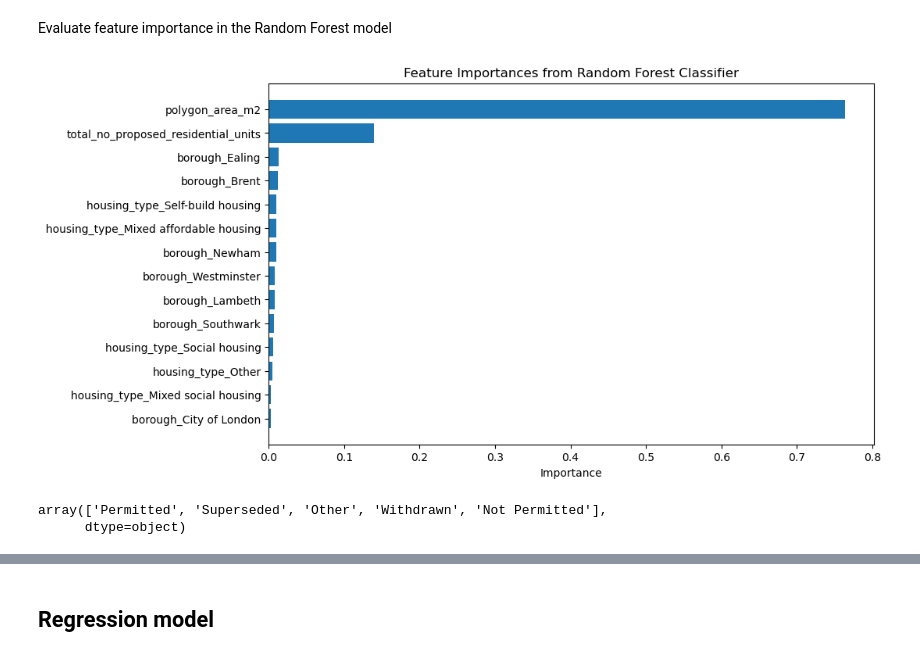
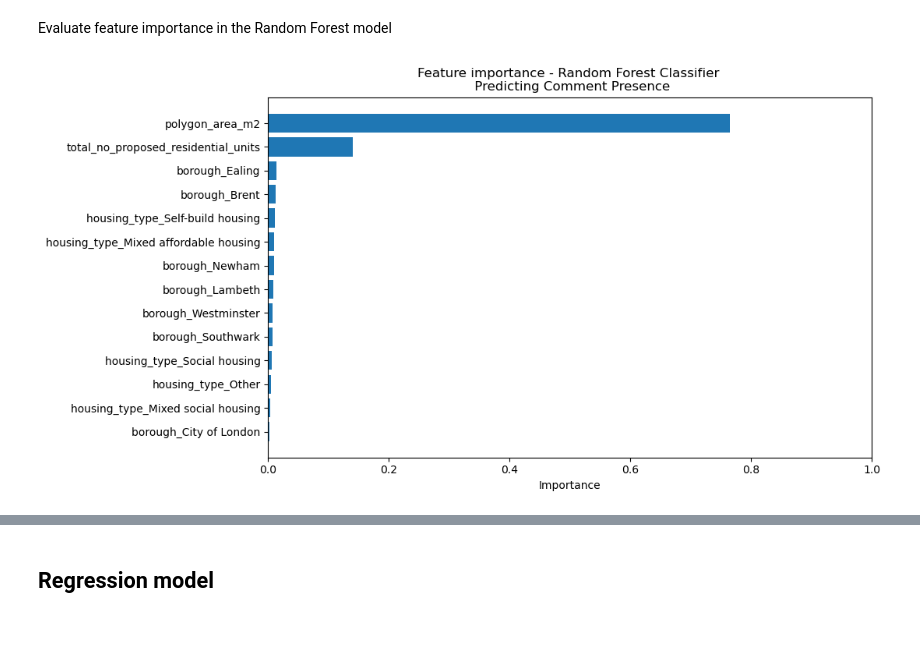
Before and after one commit to Bea-Taylor/nimby_nlp, a Jupyter notebook: notebooks/1_0_6_predicted_comments.ipynb, the cells around one changed output, grey strips where cells are left out. Cells and saved outputs as stored; diff of their text form; code cells hidden in the pictures; blank space fills up the shorter version.

```diff
--- a/notebooks/1_0_6_predicted_comments.ipynb
+++ b/notebooks/1_0_6_predicted_comments.ipynb
@@ -344,24 +345,19 @@ weighted avg       0.61      0.60      0.60      1016
 Evaluate feature importance in the Random Forest model
 # %%
 importances = rf.feature_importances_
-feature_names = X.columns
 
 # create a dataframe for feature importances
-feature_importances = pd.DataFrame({'feature': feature_names, 'importance': importances})
+feature_importances = pd.DataFrame({'feature': X.columns, 'importance': importances})
 # sort the dataframe by importance
 feature_importances = feature_importances.sort_values(by='importance', ascending=False)
 
 # plot feature importances
 plt.figure(figsize=(10,6))
 plt.barh(feature_importances['feature'], feature_importances['importance'])
 plt.xlabel('Importance')
-plt.title('Feature Importances from Random Forest Classifier')
+plt.xlim(0, 1)
+plt.title('Feature importance - Random Forest Classifier \n Predicting Comment Presence')
 plt.gca().invert_yaxis()
 plt.show()
 # %% [output]
-[figure, old version]
+[figure, new version]
-# %%
-df['outcome'].unique()
-# %% [output]
-array(['Permitted', 'Superseded', 'Other', 'Withdrawn', 'Not Permitted'],
-      dtype=object)
```
Also changed, not shown: parts of 43 cells of this notebook.
